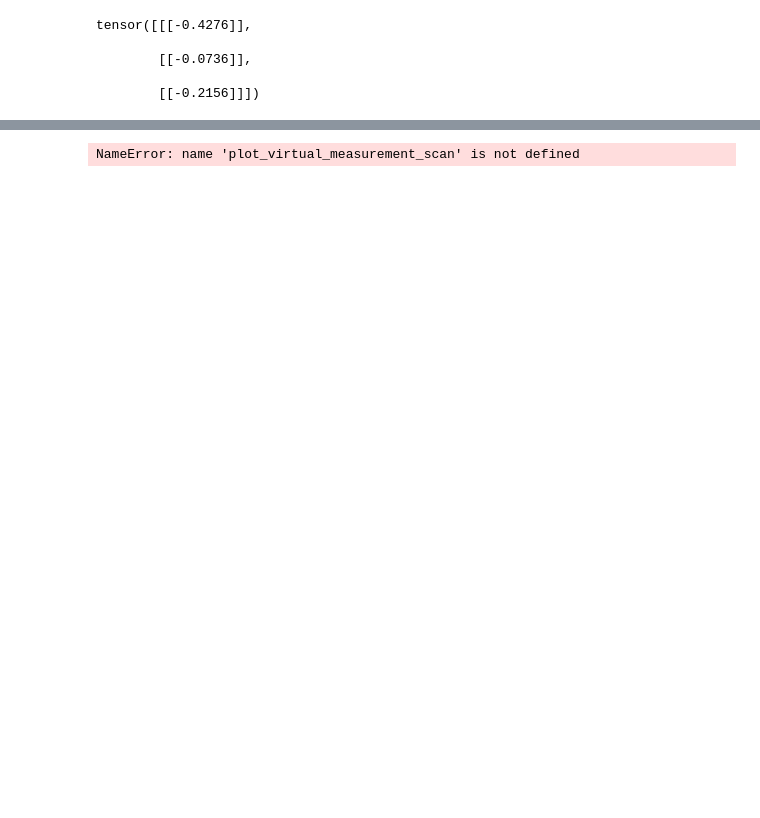
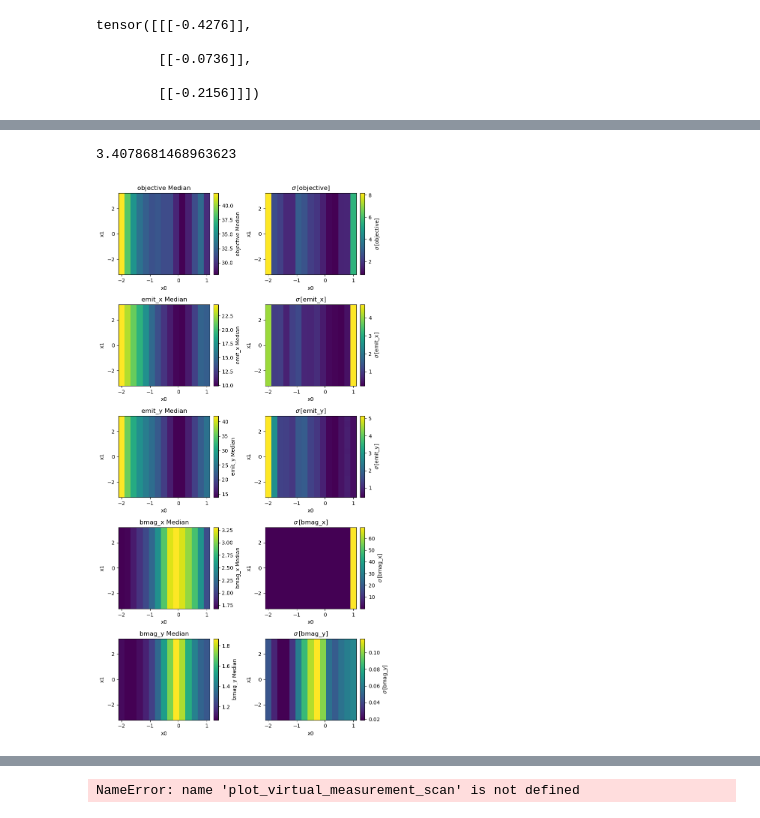
Before and after one commit to xopt-org/bax_algorithms, a Jupyter notebook: examples/emittance.ipynb, the cells around one changed output, grey strips where cells are left out. Saved outputs shown, nothing was run; the diff lists cells and outputs as text; code cells hidden in the pictures; blank space fills up the shorter version.

Commit message:
Add axis values to 2d heatmaps for readability.

```diff
--- a/examples/emittance.ipynb
+++ b/examples/emittance.ipynb
@@ -429,3 +428,28 @@ ax[0].plot(x[:,0], eval_true_emittance(x, use_bmag=use_bmag), c='k')
+# %%
+from bax_algorithms.visualize import visualize_virtual_measurement_result
+
+start = time.time()
+fig, ax = visualize_virtual_measurement_result(X.generator,
+                            variable_names=['x0','x1'],
+                            reference_point={'x0':torch.tensor([0.]),
+                                             'x1':torch.tensor([0.]),
+                                            # 'x2':torch.tensor([0.]),
+                                            #  'x3':torch.tensor([0.]),
+                                            #  'x4':torch.tensor([0.]),
+                                             # 'x5':torch.tensor([0.]),
+                                             # 'x6':torch.tensor([0.]),
+                                             # 'x7':torch.tensor([0.]),
+                                             # 'x8':torch.tensor([0.]),
+                                            },
+                            n_grid=15,
+                            n_samples=100,
+                            result_keys=['objective','emit_x','emit_y','bmag_x','bmag_y'],
+                            # show_samples=True,
+                                     )
+print(time.time()-start)
+# %% [output]
+3.4078681468963623
+[figure, added]
 # %%
 x_tuning = get_bax_mean_prediction(X.generator, mean_optimizer)
 x_tuning_dict = tuning_input_tensor_to_dict(X.generator, x_tuning)
```
Also changed, not shown: parts of 9 cells of this notebook, 2 other files.
